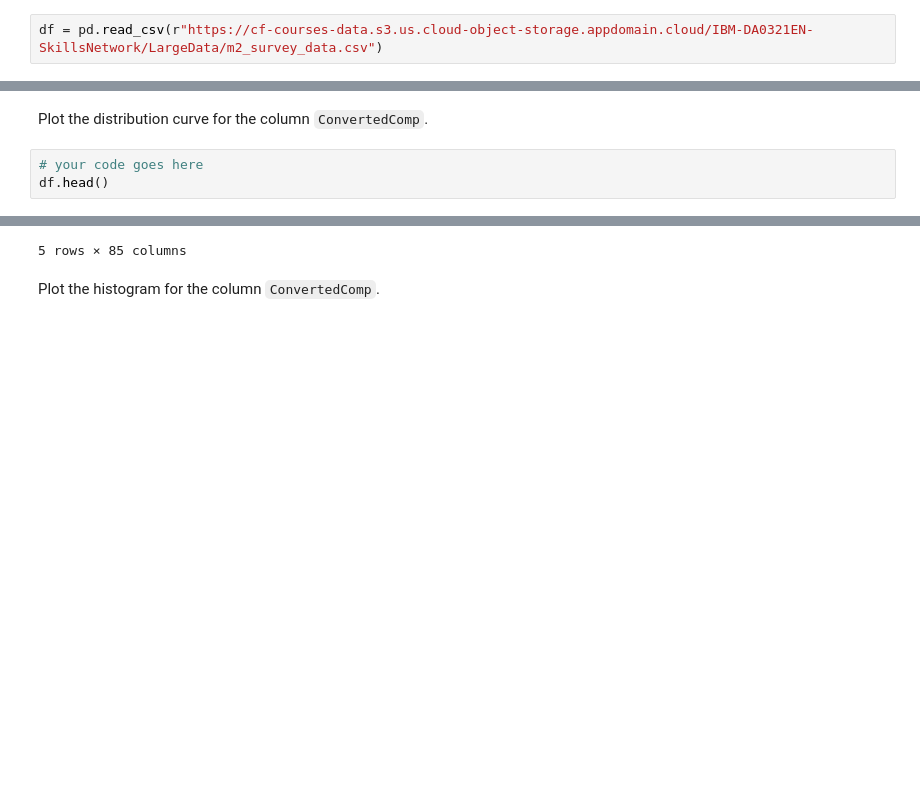
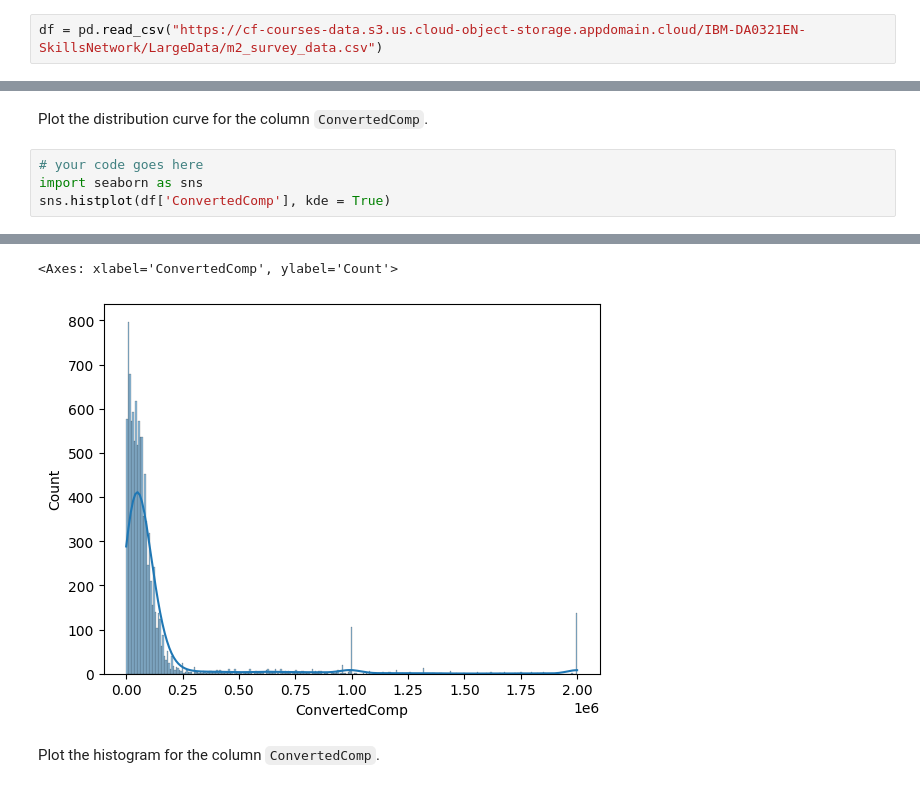
Before and after one commit to randysugiartha/IBM-Data-Analyst-Capstone, a Jupyter notebook: Module 3/M3ExploratoryDataAnalysis-lab.ipynb, the cells around one changed output, grey strips where cells are left out. Saved outputs shown, nothing was run; the diff lists cells and outputs as text; blank space fills up the shorter version.

```diff
--- a/Module 3/M3ExploratoryDataAnalysis-lab.ipynb
+++ b/Module 3/M3ExploratoryDataAnalysis-lab.ipynb
@@ -36,7 +36,7 @@ import pandas as pd
 # %% [markdown]
 Load the dataset into a dataframe.
 # %%
-df = pd.read_csv(r"https://cf-courses-data.s3.us.cloud-object-storage.appdomain.cloud/IBM-DA0321EN-SkillsNetwork/LargeData/m2_survey_data.csv")
+df = pd.read_csv("https://cf-courses-data.s3.us.cloud-object-storage.appdomain.cloud/IBM-DA0321EN-SkillsNetwork/LargeData/m2_survey_data.csv")
 # %% [markdown]
 ## Distribution
 # %% [markdown]
@@ -49,5 +49,6 @@ This assumes 12 working months and 50 working weeks.
 Plot the distribution curve for the column `ConvertedComp`.
 # %%
 # your code goes here
-df.head()
+import seaborn as sns
+sns.histplot(df['ConvertedComp'], kde = True)
 # %% [output]
@@ -60,4 +55,5 @@ df.head()
-5 rows × 85 columns
+<Axes: xlabel='ConvertedComp', ylabel='Count'>
+[figure, added]
 # %% [markdown]
 Plot the histogram for the column `ConvertedComp`.
 # %%
```
Also changed, not shown: parts of 2 cells of this notebook.
